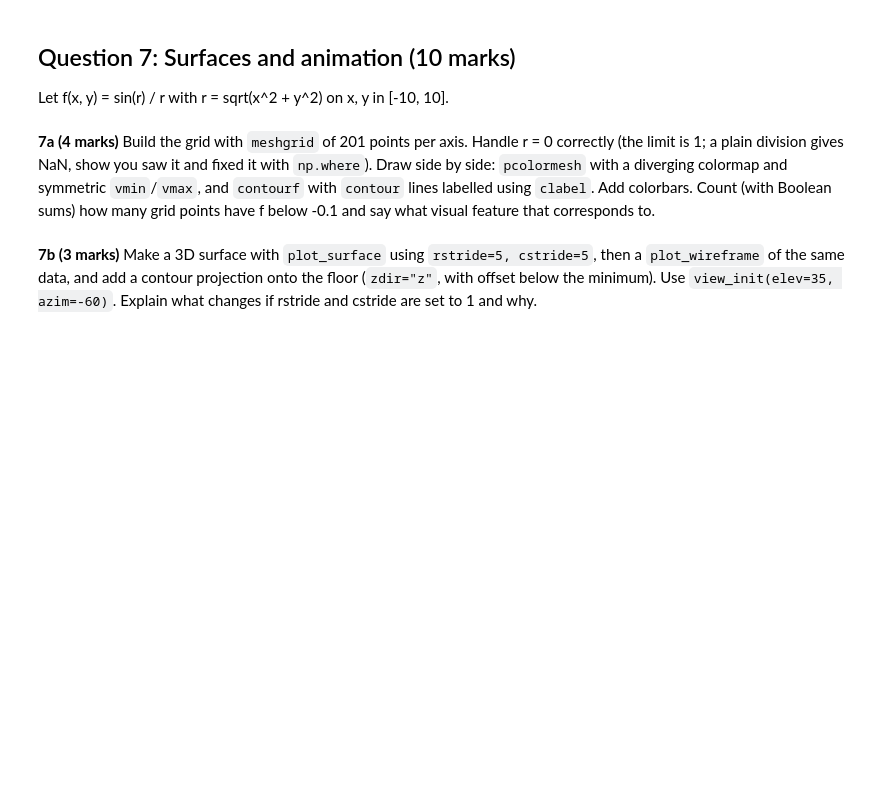
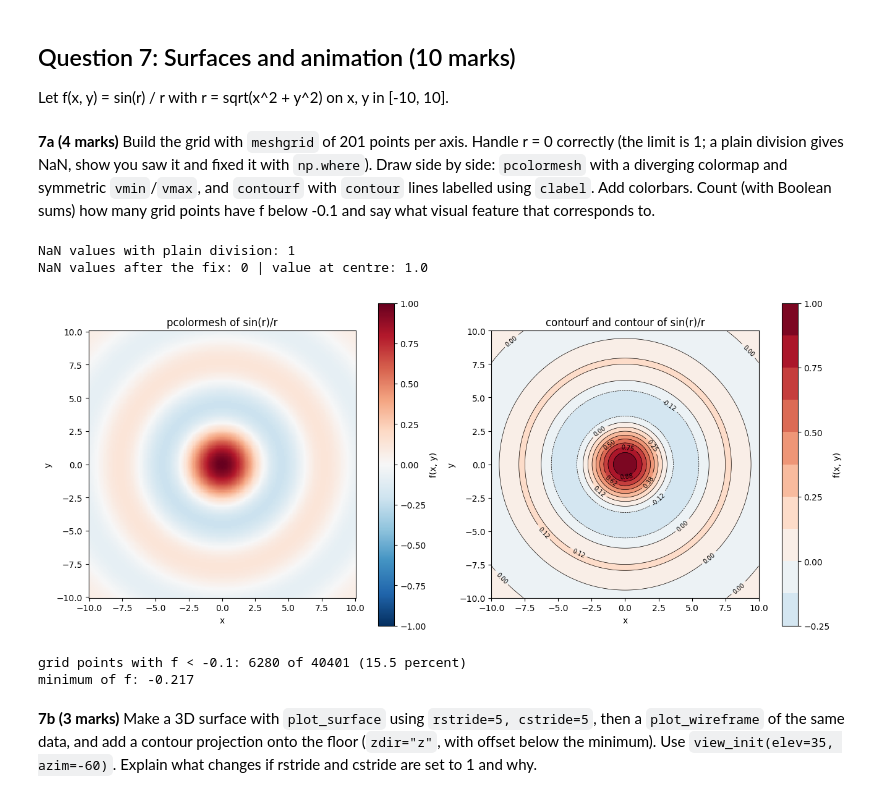
Before and after one commit to samreenkousar578/PAI-A3-25F-0091, a Jupyter notebook: Assignment3_Programming_for_AI.ipynb, the cells around one changed output. Cells and saved outputs as stored; diff of their text form; code cells hidden in the pictures; blank space fills up the shorter version.

```diff
--- a/Assignment3_Programming_for_AI.ipynb
+++ b/Assignment3_Programming_for_AI.ipynb
@@ -711,2 +829,41 @@ Let f(x, y) = sin(r) / r with r = sqrt(x^2 + y^2) on x, y in [-10, 10].
+# %%
+import numpy as np
+import matplotlib.pyplot as plt
+
+x = np.linspace(-10, 10, 201)
+y = np.linspace(-10, 10, 201)
+X, Y = np.meshgrid(x, y)
+R = np.sqrt(X**2 + Y**2)
+
+with np.errstate(invalid="ignore"):
+    F_plain = np.sin(R) / R                    # plain division: 0/0 at the centre
+print("NaN values with plain division:", np.isnan(F_plain).sum())
+F = np.where(R == 0, 1.0, np.sin(R) / np.where(R == 0, 1.0, R))
+print("NaN values after the fix:", np.isnan(F).sum(), "| value at centre:", F[100, 100])
+
+fig, (axa, axb) = plt.subplots(1, 2, figsize=(13, 5.5), constrained_layout=True)
+pm = axa.pcolormesh(X, Y, F, cmap="RdBu_r", vmin=-1, vmax=1, shading="auto")   # symmetric limits
+fig.colorbar(pm, ax=axa, label="f(x, y)")
+axa.set_title("pcolormesh of sin(r)/r")
+axa.set_xlabel("x"); axa.set_ylabel("y"); axa.set_aspect("equal")
+
+levels = np.linspace(-0.25, 1, 11)
+cf = axb.contourf(X, Y, F, levels=levels, cmap="RdBu_r", vmin=-1, vmax=1)
+cl = axb.contour(X, Y, F, levels=levels, colors="k", linewidths=0.5)
+axb.clabel(cl, inline=True, fontsize=7, fmt="%.2f")
+fig.colorbar(cf, ax=axb, label="f(x, y)")
+axb.set_title("contourf and contour of sin(r)/r")
+axb.set_xlabel("x"); axb.set_ylabel("y"); axb.set_aspect("equal")
+plt.show()
+
+n_below = (F < -0.1).sum()
+print("grid points with f < -0.1:", n_below, "of", F.size, f"({n_below / F.size * 100:.1f} percent)")
+print("minimum of f:", round(F.min(), 3))
+# %% [output]
+NaN values with plain division: 1
+NaN values after the fix: 0 | value at centre: 1.0
+[figure, added]
+grid points with f < -0.1: 6280 of 40401 (15.5 percent)
+minimum of f: -0.217
 # %% [markdown]
 **7b (3 marks)** Make a 3D surface with `plot_surface` using `rstride=5, cstride=5`, then a `plot_wireframe` of the same data, and add a contour projection onto the floor (`zdir="z"`, with offset below the minimum). Use `view_init(elev=35, azim=-60)`. Explain what changes if rstride and cstride are set to 1 and why.
```
Also changed, not shown: parts of 12 cells of this notebook.
